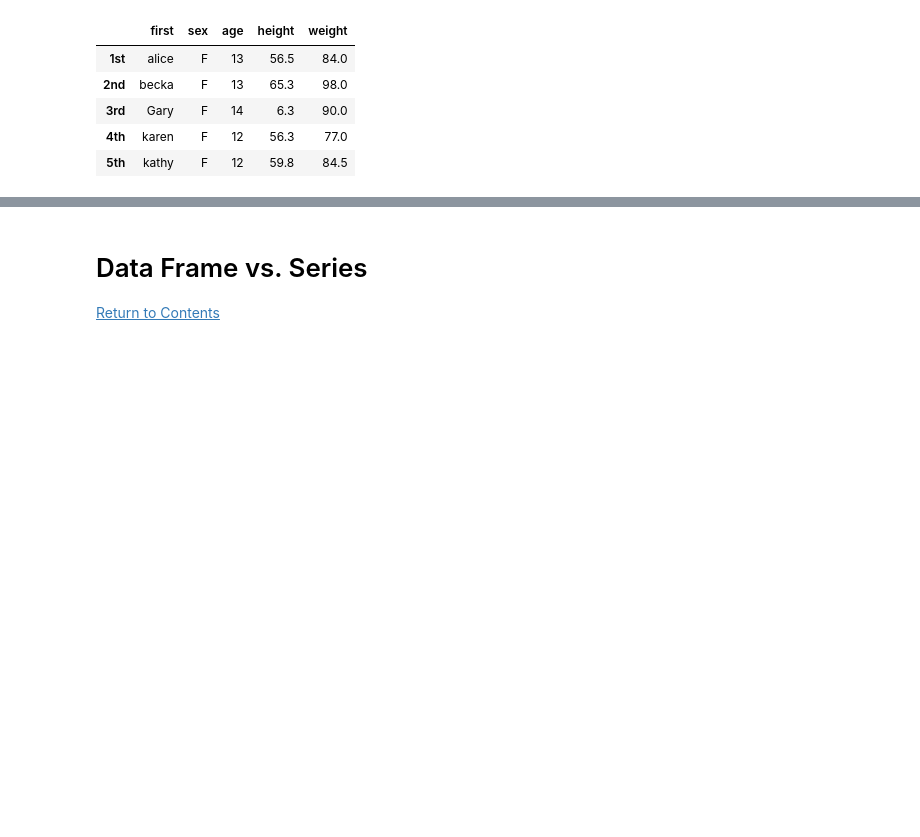
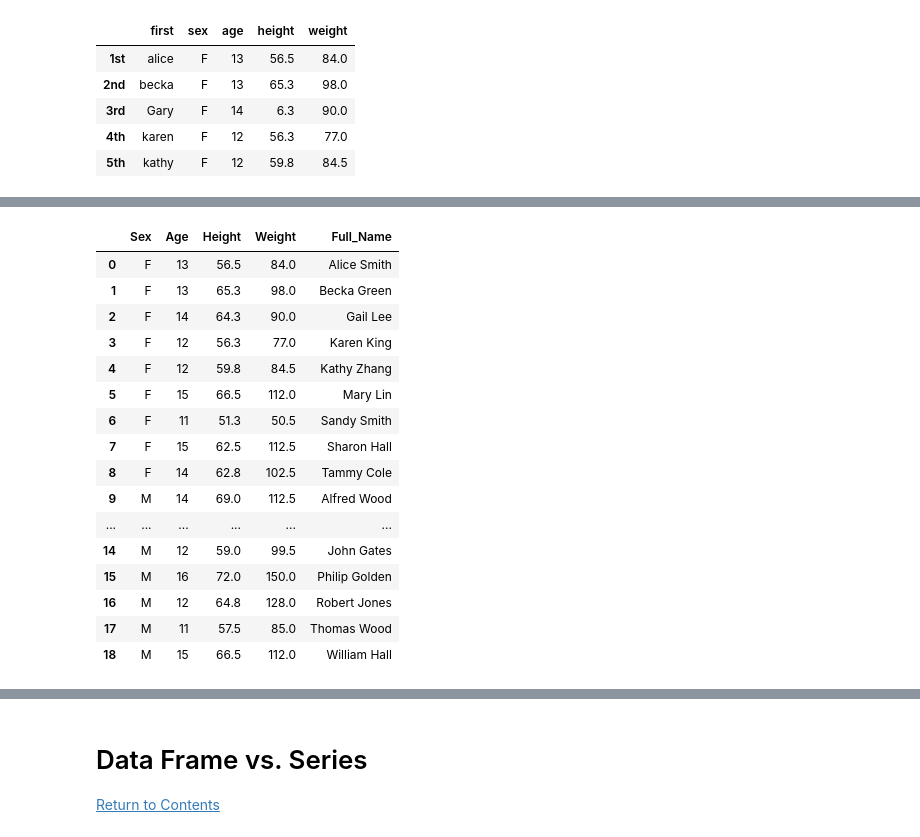
Before and after one commit to User-zwj/Pandas-Practice, a Jupyter notebook: Pandas Exercise.ipynb, the cells around one changed output, grey strips where cells are left out. Drawn from its saved outputs; the diff is of its cells as text; code cells hidden in the pictures; blank space fills up the shorter version.

```diff
--- a/Pandas Exercise.ipynb
+++ b/Pandas Exercise.ipynb
@@ -1229,0 +1245,6 @@ df.head()
+# %%
+last_name = ['Smith', 'Green', 'Lee', 'King', 'Zhang', 'Lin', 'Smith', 'Hall', \
+             'Cole', 'Wood', 'Tiger', 'Brown', 'Hill', 'Brook', 'Gates', 'Golden',\
+             'Jones', 'Wood', 'Hall']
+df['Last'] = last_name
+df.head()
@@ -1229,0 +1291,20 @@ df.head()
+# %%
+df.drop(columns = ['Name', 'Last'])
+# %% [output]
+|  | Sex | Age | Height | Weight | Full_Name |
+| 0 | F | 13 | 56.5 | 84.0 | Alice Smith |
+| 1 | F | 13 | 65.3 | 98.0 | Becka Green |
+| 2 | F | 14 | 64.3 | 90.0 | Gail Lee |
+| 3 | F | 12 | 56.3 | 77.0 | Karen King |
+| 4 | F | 12 | 59.8 | 84.5 | Kathy Zhang |
+| 5 | F | 15 | 66.5 | 112.0 | Mary Lin |
+| 6 | F | 11 | 51.3 | 50.5 | Sandy Smith |
+| 7 | F | 15 | 62.5 | 112.5 | Sharon Hall |
+| 8 | F | 14 | 62.8 | 102.5 | Tammy Cole |
+| 9 | M | 14 | 69.0 | 112.5 | Alfred Wood |
+| ... | ... | ... | ... | ... | ... |
+| 14 | M | 12 | 59.0 | 99.5 | John Gates |
+| 15 | M | 16 | 72.0 | 150.0 | Philip Golden |
+| 16 | M | 12 | 64.8 | 128.0 | Robert Jones |
+| 17 | M | 11 | 57.5 | 85.0 | Thomas Wood |
+| 18 | M | 15 | 66.5 | 112.0 | William Hall |
```
Also changed, not shown: parts of 23 cells of this notebook.
